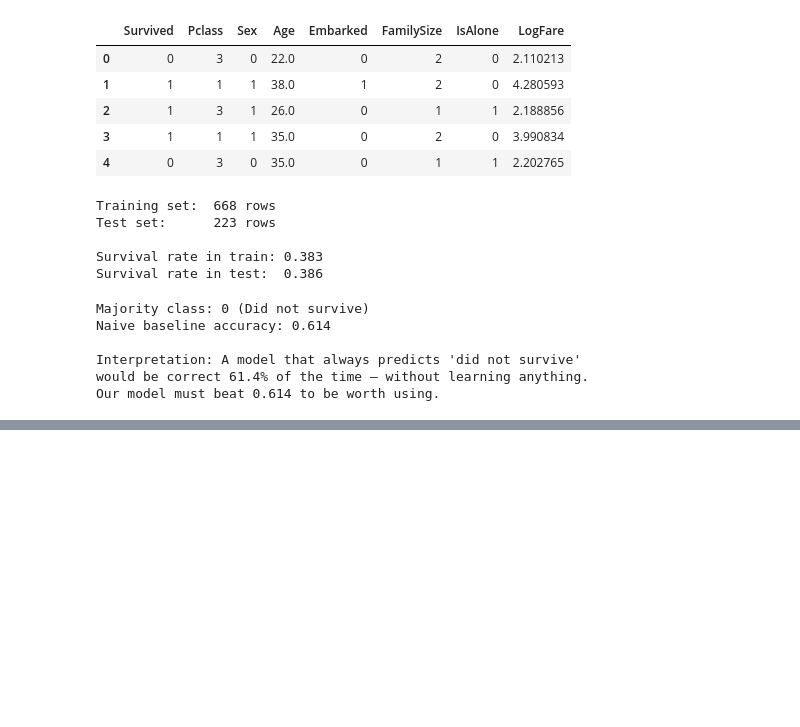
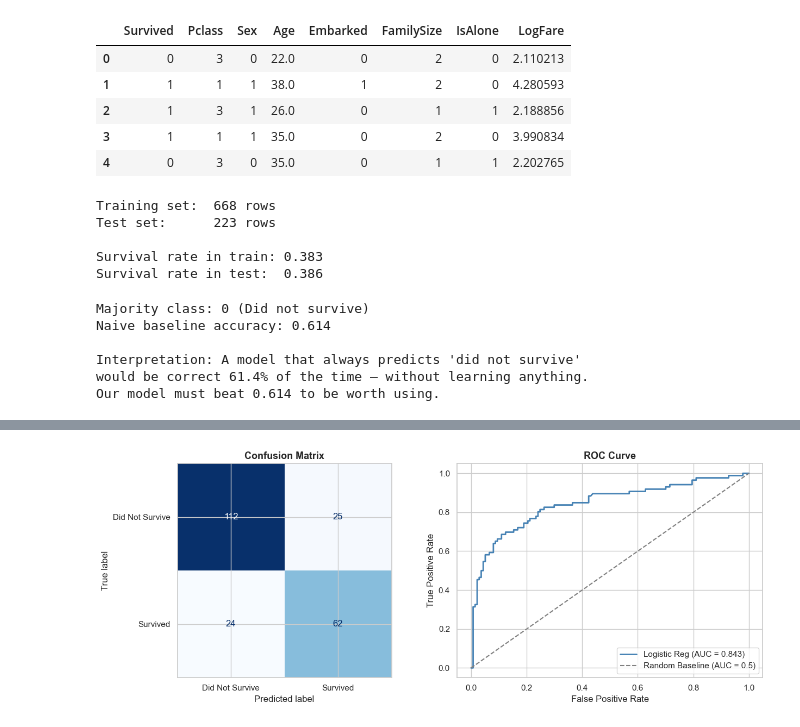
Before and after one commit to PaulPio/DS-Workshop, a Jupyter notebook: class3.ipynb, the cells around one changed output, grey strips where cells are left out. Cells and saved outputs as stored; diff of their text form; code cells hidden in the pictures; blank space fills up the shorter version.

```diff
--- a/class3.ipynb
+++ b/class3.ipynb
@@ -97,0 +175,66 @@ Our model must beat 0.614 to be worth using.
+# %%
+# 1. Create a figure and a set of subplots.
+# '1, 2' means we want 1 row and 2 columns (two plots side-by-side).
+# 'figsize=(13, 5)' sets the total width to 13 inches and height to 5 inches.
+fig, axes = plt.subplots(1, 2, figsize=(13, 5))
+
+#########################
+# Plot 1: Confusion Matrix
+#########################
+
+# 2. Calculate the confusion matrix.
+# It compares the true labels (y_test) against the model's predictions (y_pred)
+# to see True Positives, False Positives, True Negatives, and False Negatives.
+cm = confusion_matrix(y_test, y_pred)
+
+# 3. Initialize the display object for the confusion matrix.
+# We map the numeric classes (0, 1) to readable labels ("Did Not Survive", "Survived").
+disp = ConfusionMatrixDisplay(confusion_matrix=cm, display_labels=["Did Not Survive", "Survived"])
+
+# 4. Plot the confusion matrix on the first subplot (axes[0]).
+# 'colorbar=False' hides the side color scale, and 'cmap="Blues"' uses a blue color theme.
+disp.plot(ax=axes[0], colorbar=False, cmap="Blues")
+
+# 5. Set the title for the first plot and make it bold.
+axes[0].set_title("Confusion Matrix", fontsize=13, fontweight="bold")
+
+
+#########################
+# Plot 2: ROC Curve
+#########################
+
+# 6. Calculate the False Positive Rate (fpr) and True Positive Rate (tpr) at various thresholds.
+# We use 'y_proba' (model's predicted probabilities) against actual labels (y_test).
+# The third return item (thresholds) is ignored using '_'.
+fpr, tpr, _ = roc_curve(y_test, y_proba)
+
+# 7. Plot the ROC curve for the Logistic Regression model on the second subplot (axes[1]).
+# We label it with the previously calculated AUC (Area Under the Curve) score.
+axes[1].plot(fpr, tpr, color="steelblue", linewidth=2, label=f"Logistic Reg (AUC = {auc:.3f})")
+
+# 8. Plot a diagonal dashed line representing a "Random Guessing" baseline.
+# A random model will have an equal False Positive Rate and True Positive Rate (AUC = 0.5).
+axes[1].plot([0, 1], [0, 1], linestyle="--", color="gray", label="Random Baseline (AUC = 0.5)")
+
+# 9. Set the labels for the X and Y axes on the ROC curve plot.
+axes[1].set_xlabel("False Positive Rate")
+axes[1].set_ylabel("True Positive Rate")
+
+# 10. Set the title for the second plot and make it bold.
+axes[1].set_title("ROC Curve", fontsize=13, fontweight="bold")
+
+# 11. Add a legend to the second plot so we know which line is which.
+axes[1].legend()
+
+
+#########################
+# Final Display
+#########################
+
+# 12. Adjust the padding/spacing between plots so they don't overlap.
+plt.tight_layout()
+
+# 13. Render and display the plots!
+plt.show()
+# %% [output]
+[figure, added]
```
Also changed, not shown: parts of 19 cells of this notebook, 6 other files.
